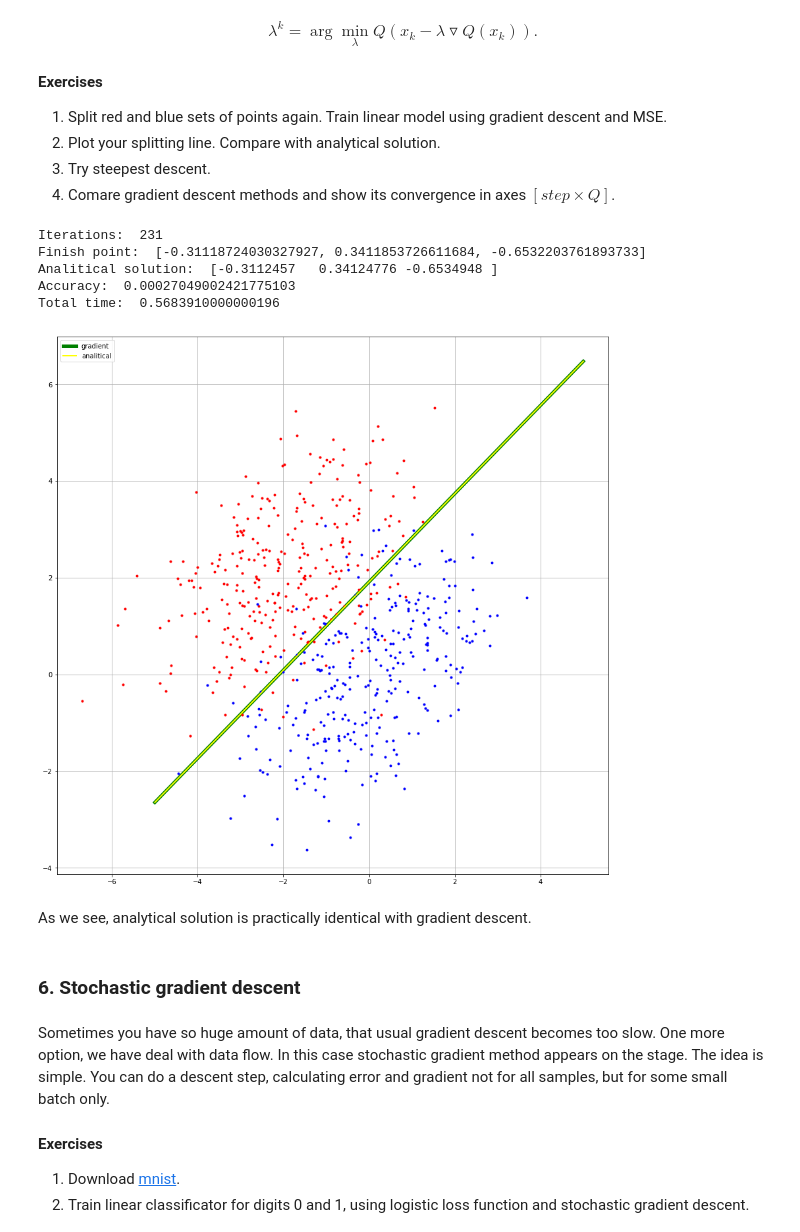
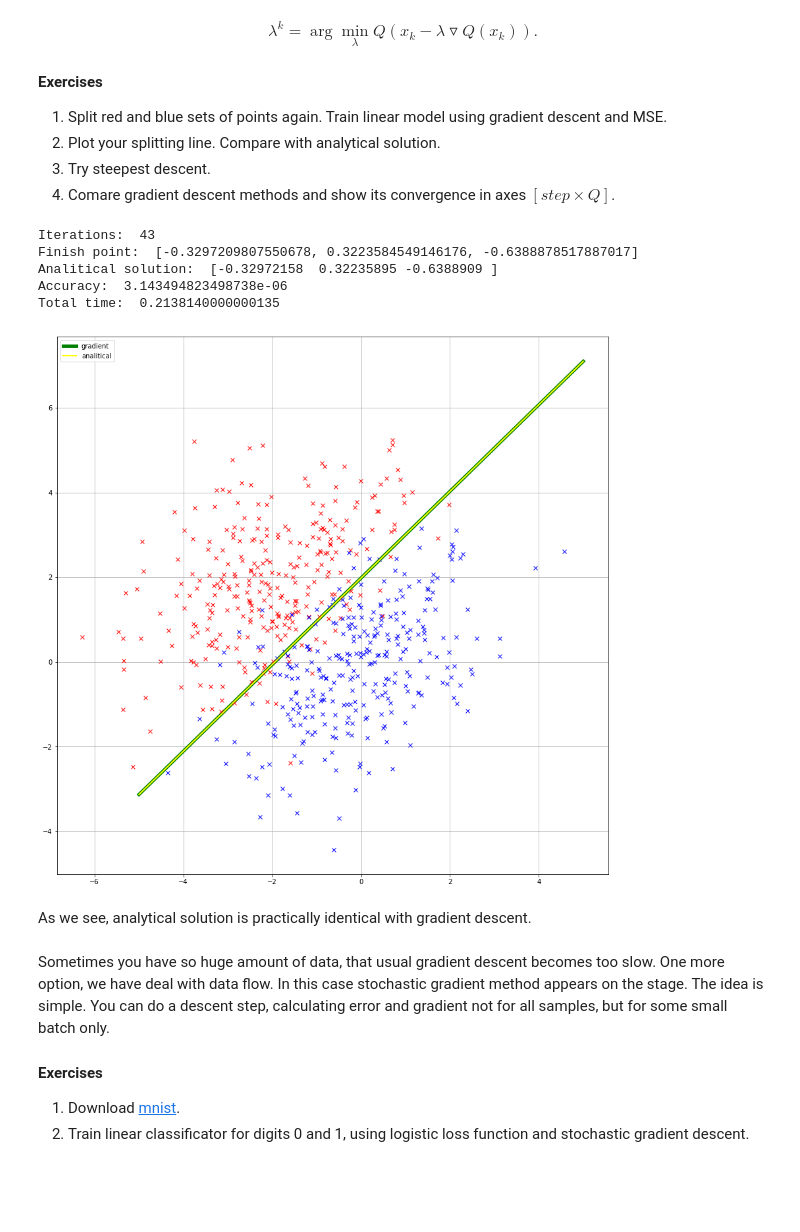
Before and after one commit to birshert/Darin, a Jupyter notebook: labs_/Birshert Alexey DARIN LAB-1.ipynb, the cells around one changed output. Drawn from its saved outputs; the diff is of its cells as text; code cells hidden in the pictures; blank space fills up the shorter version.

Commit message:
Added steepest gradient and mnist installation

```diff
--- a/labs_/Birshert Alexey DARIN LAB-1.ipynb
+++ b/labs_/Birshert Alexey DARIN LAB-1.ipynb
@@ -347,11 +355,11 @@ plt.show()
 # %% [output]
 [figure]
 # %%
-import time
+# 5 - 8
 
 start = time.clock()
 
-count = 100
+count = 600
 
 # initialisation of dots "clouds"
 
@@ -377,15 +385,15 @@ data = {}
 data['x'] = np.linspace(-5, 5, 1000)
 data['y'] = data['x'] * k + b
 
+finish = time.clock()
+
+print("Total time: ", finish - start)
+
 plt.figure(figsize=(15, 15))
 plt.plot(data['x'], data['y'], linewidth=5, color='green')
 
-plt.plot(red[0], red[1], '.', color = 'r')
-plt.plot(blue[0], blue[1], '.', color = 'b')
+plt.plot(red[0], red[1], 'x', color = 'r')
+plt.plot(blue[0], blue[1], 'x', color = 'b')
 
 plt.show()
-
-finish = time.clock()
-
-print("Total time: ", finish - start)
 # %% [output]
@@ -545,7 +553,7 @@ def gradient_descent():
         data['x'].append(new_x)
         data['y'].append(new_y)
 
-        if (iteration % 1000 == 0):
+        if (iteration % 5000 == 0):
             c = func(new_x, new_y)
             d = np.linspace(max(-1, 1 - np.sqrt(c)), min(2, np.sqrt(c) + 1), 100)
             y1 = np.sqrt(c - (1-d)**2)/10+ d**2
@@ -620,6 +628,16 @@ def der_k3(X, Y, w):
 def grad(X, Y, w):
     return [der_k1(X, Y, w), der_k2(X, Y, w), der_k3(X, Y, w)]
 
+# calculating optimal lambda
+
+def min_lambda(X, Y, w, grad):
+    sum1 = 0
+    sum2 = 0
+    for i in range(X.shape[0]):
+        sum1 += (Y[i] * (w[0] * X[i][0] + w[1] * X[i][1] + w[2]) - 1) * (grad[0] * X[i][0] + grad[1] * X[i][1] + grad[2]) * (Y[i])
+        sum2 += (grad[0] * X[i][0] + grad[1] * X[i][1] + grad[2]) ** 2
+    return sum1/sum2
+
 # initialisation of dots "clouds"
 
 red = np.random.multivariate_normal(np.array([-2, 2]), np.array([[2, 1],[1,2]]), count).T
@@ -647,9 +665,11 @@ def gradient_descent():
     e = 1
     la = 1/10000
 
-    while (e > (10)**-5):
+    while (e > (10)**-6):
 
         gr = grad(x, new_y, w)
+
+        la = min_lambda(x, new_y, w, gr)
 
         w[0] = w[0] - la * gr[0]
         w[1] = w[1] - la * gr[1]
@@ -670,45 +690,43 @@ def gradient_descent():
     data['y'] = data['x'] * k + b
 
     plt.figure(figsize=(15, 15))
     plt.plot(data['x'], data['y'], linewidth=5, color='green', label='gradient')
-    plt.plot(red[0], red[1], '.', color = 'r')
-    plt.plot(blue[0], blue[1], '.', color = 'b')
+    plt.plot(red[0], red[1], 'x', color = 'r')
+    plt.plot(blue[0], blue[1], 'x', color = 'b')
 
     w1 = np.dot(np.dot(np.linalg.inv(np.dot(x.T, x)), x.T), new_y)
 
     print("Analitical solution: ", w1)
 
     print("Accuracy: ", np.sqrt((np.sum(w - w1)**2)))
 
     finish = time.clock()
 
     print("Total time: ", finish - start)
 
     k = -w1[0]/w1[1]
     b = -w1[2]/w1[1]
 
     data = {}
     data['x'] = np.linspace(-5, 5, 1000)
     data['y'] = data['x'] * k + b
 
 
     plt.plot(data['x'], data['y'], linewidth=2, color='yellow', label='analitical')
     plt.grid(True)
     plt.legend()
     plt.show()
 
 gradient_descent()
 # %% [output]
-Iterations:  231
-Finish point:  [-0.31118724030327927, 0.3411853726611684, -0.6532203761893733]
-Analitical solution:  [-0.3112457   0.34124776 -0.6534948 ]
-Accuracy:  0.00027049002421775103
-Total time:  0.5683910000000196
+Iterations:  43
+Finish point:  [-0.3297209807550678, 0.3223584549146176, -0.6388878517887017]
+Analitical solution:  [-0.32972158  0.32235895 -0.6388909 ]
+Accuracy:  3.143494823498738e-06
+Total time:  0.2138140000000135
-[figure, old version]
+[figure, new version]
 # %% [markdown]
 As we see, analytical solution is practically identical with gradient descent.
-# %% [markdown]
-### 6. Stochastic gradient descent
 # %% [markdown]
 Sometimes you have so huge amount of data, that usual gradient descent becomes too slow. One more option, we have deal with data flow. In this case stochastic gradient method appears on the stage. The idea is simple. You can do a descent step, calculating error and gradient not for all samples, but for some small batch only.
 
```
Also changed, not shown: parts of 8 cells of this notebook.
